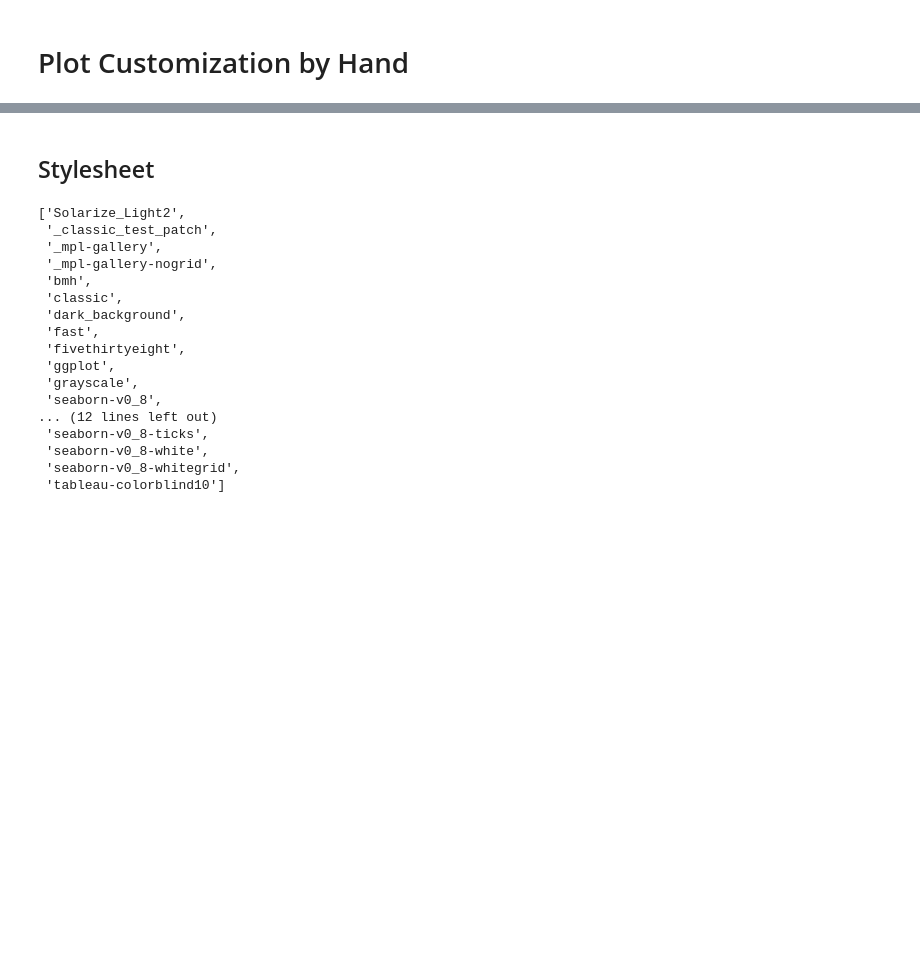
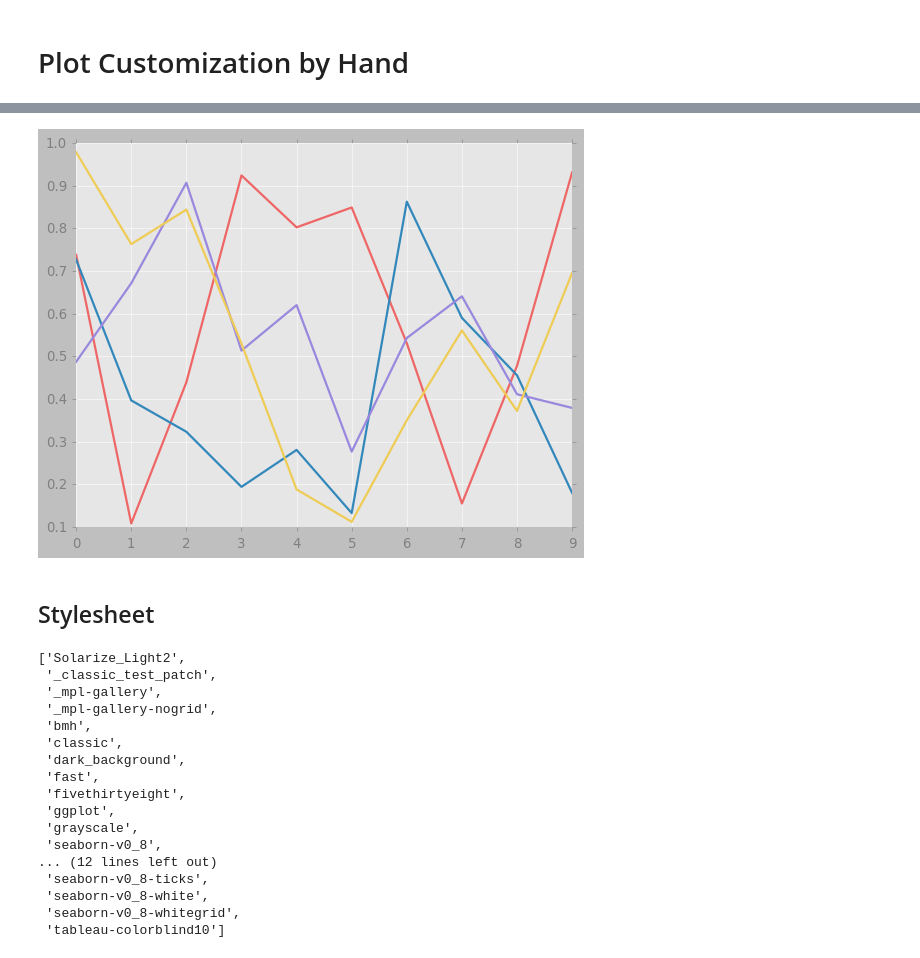
Before and after one commit to Do-heewan/Data_Science, a Jupyter notebook: 7주차/ch4-11_Stylesheets.ipynb, the cells around one changed output, grey strips where cells are left out. Cells and saved outputs as stored; diff of their text form; code cells hidden in the pictures; blank space fills up the shorter version.

```diff
--- a/7주차/ch4-11_Stylesheets.ipynb
+++ b/7주차/ch4-11_Stylesheets.ipynb
@@ -65,3 +67,10 @@ plt.show()
+# %%
+for i in range(4):
+    plt.plot(np.random.rand(10))
+
+plt.show()
+# %% [output]
+[figure, added]
 # %% [markdown]
 ## Stylesheet
 # %%
```
Also changed, not shown: parts of 7 cells of this notebook, 2 other files.
